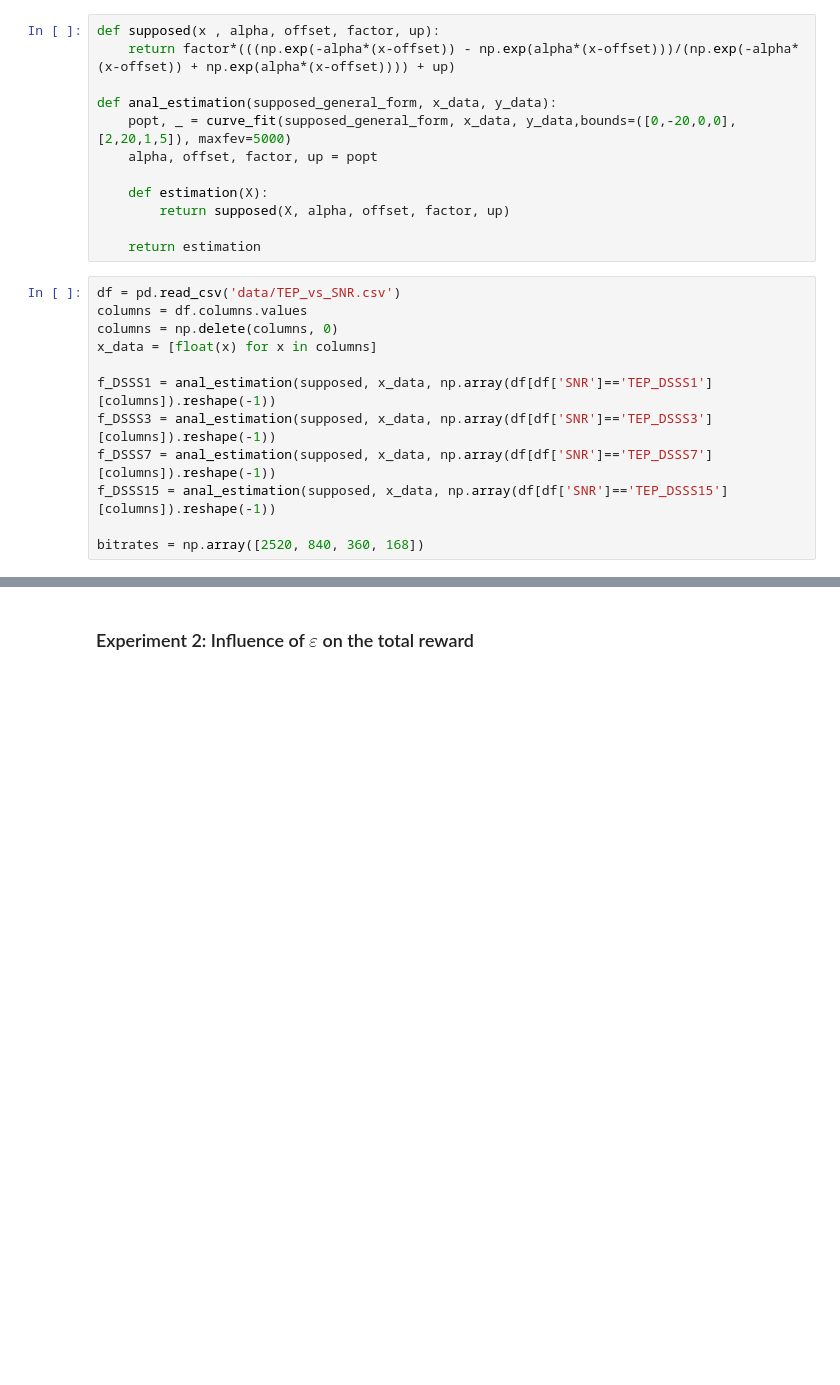
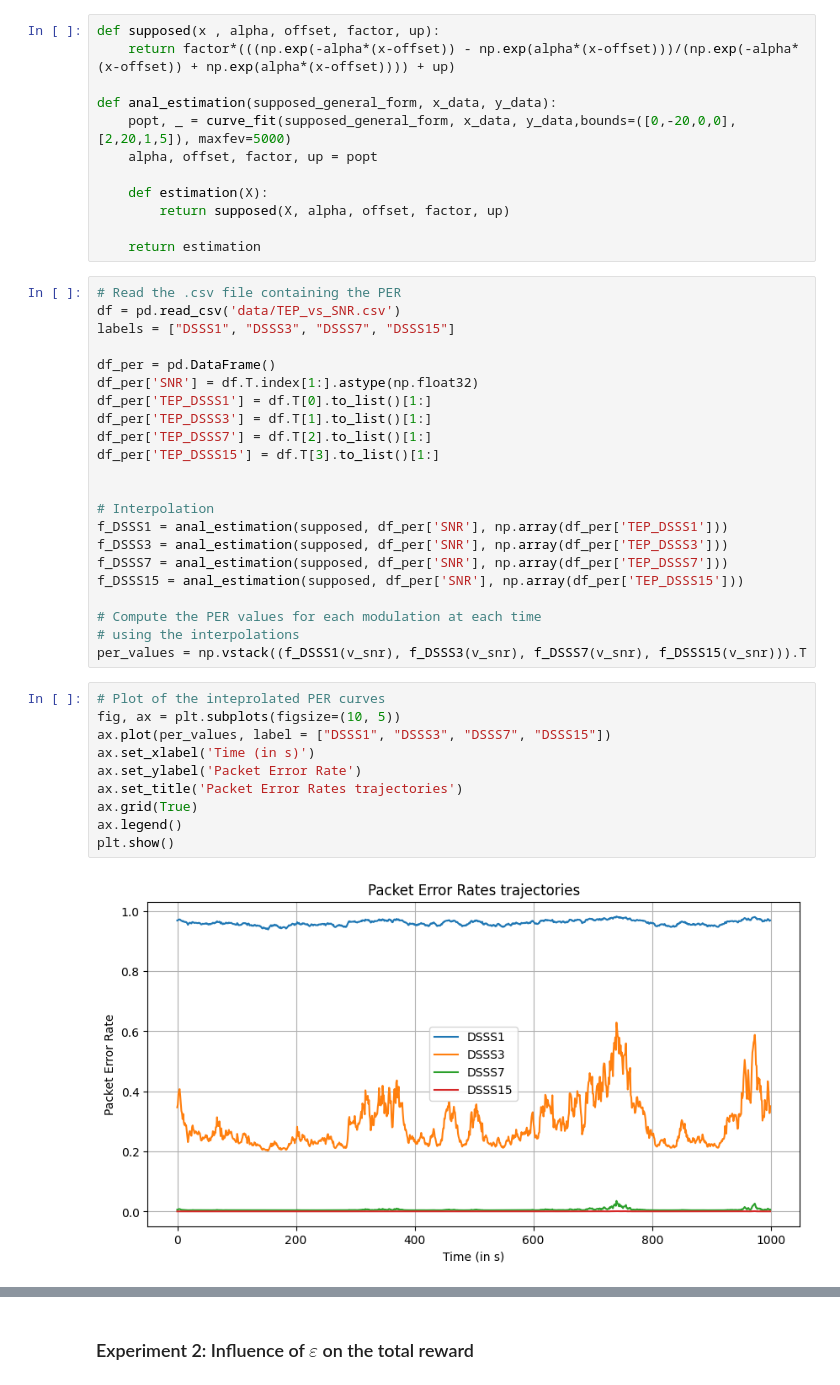
Before and after one commit to ThomasAussagues/uwa_reinforcement_learning, a Jupyter notebook: scenario_2.ipynb, the cells around one changed output, grey strips where cells are left out. Drawn from its saved outputs; the diff is of its cells as text; blank space fills up the shorter version.

```diff
--- a/scenario_2.ipynb
+++ b/scenario_2.ipynb
@@ -53,15 +81,37 @@ def anal_estimation(supposed_general_form, x_data, y_data):
         return supposed(X, alpha, offset, factor, up)
 
     return estimation
-# %%
-df = pd.read_csv('data/TEP_vs_SNR.csv')
-columns = df.columns.values
-columns = np.delete(columns, 0)
-x_data = [float(x) for x in columns]
-
-f_DSSS1 = anal_estimation(supposed, x_data, np.array(df[df['SNR']=='TEP_DSSS1'][columns]).reshape(-1))
-f_DSSS3 = anal_estimation(supposed, x_data, np.array(df[df['SNR']=='TEP_DSSS3'][columns]).reshape(-1))
-f_DSSS7 = anal_estimation(supposed, x_data, np.array(df[df['SNR']=='TEP_DSSS7'][columns]).reshape(-1))
-f_DSSS15 = anal_estimation(supposed, x_data, np.array(df[df['SNR']=='TEP_DSSS15'][columns]).reshape(-1))
-
-bitrates = np.array([2520, 840, 360, 168])
+# %%
+# Read the .csv file containing the PER
+df = pd.read_csv('data/TEP_vs_SNR.csv')
+labels = ["DSSS1", "DSSS3", "DSSS7", "DSSS15"]
+
+df_per = pd.DataFrame()
+df_per['SNR'] = df.T.index[1:].astype(np.float32)
+df_per['TEP_DSSS1'] = df.T[0].to_list()[1:]
+df_per['TEP_DSSS3'] = df.T[1].to_list()[1:]
+df_per['TEP_DSSS7'] = df.T[2].to_list()[1:]
+df_per['TEP_DSSS15'] = df.T[3].to_list()[1:]
+
+
+# Interpolation
+f_DSSS1 = anal_estimation(supposed, df_per['SNR'], np.array(df_per['TEP_DSSS1']))
+f_DSSS3 = anal_estimation(supposed, df_per['SNR'], np.array(df_per['TEP_DSSS3']))
+f_DSSS7 = anal_estimation(supposed, df_per['SNR'], np.array(df_per['TEP_DSSS7']))
+f_DSSS15 = anal_estimation(supposed, df_per['SNR'], np.array(df_per['TEP_DSSS15']))
+
+# Compute the PER values for each modulation at each time
+# using the interpolations
+per_values = np.vstack((f_DSSS1(v_snr), f_DSSS3(v_snr), f_DSSS7(v_snr), f_DSSS15(v_snr))).T
+# %%
+# Plot of the inteprolated PER curves
+fig, ax = plt.subplots(figsize=(10, 5))
+ax.plot(per_values, label = ["DSSS1", "DSSS3", "DSSS7", "DSSS15"])
+ax.set_xlabel('Time (in s)')
+ax.set_ylabel('Packet Error Rate')
+ax.set_title('Packet Error Rates trajectories')
+ax.grid(True)
+ax.legend()
+plt.show()
+# %% [output]
+[figure, added]
```
Also changed, not shown: parts of 27 cells of this notebook.
